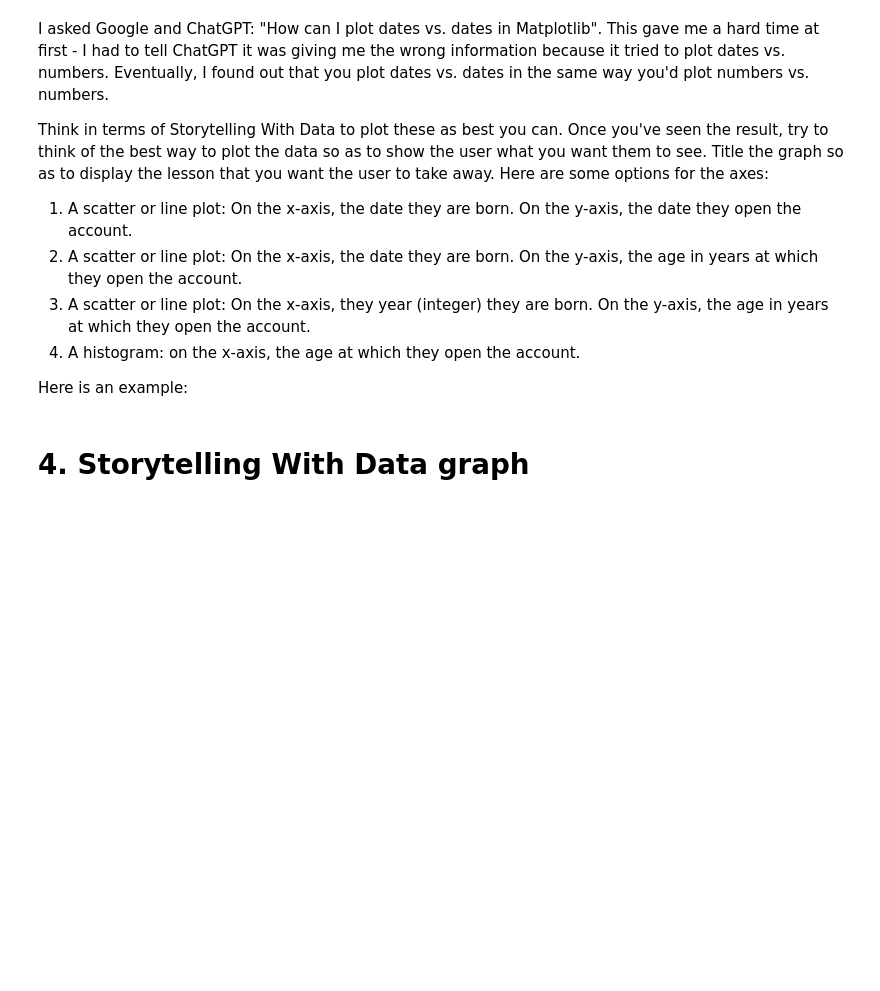
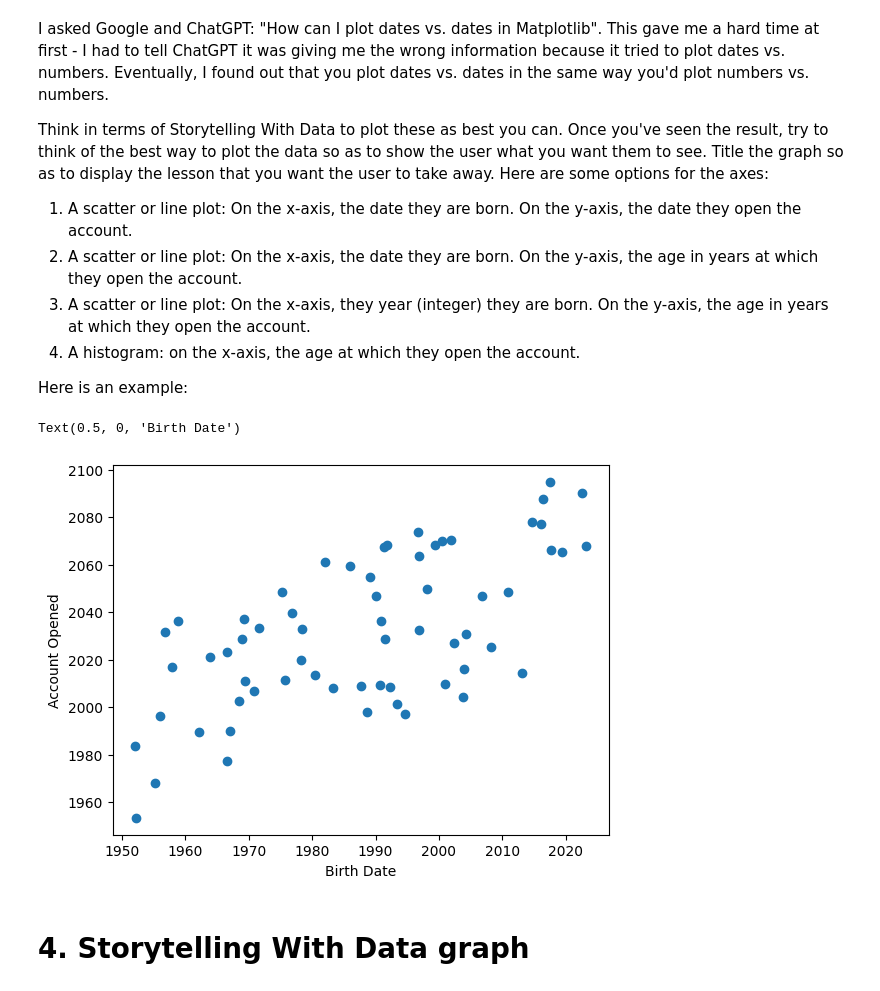
Before and after one commit to gdouek/Module-B-semester-2, a Jupyter notebook: Week1.ipynb, the cells around one changed output. Saved outputs shown, nothing was run; the diff lists cells and outputs as text; code cells hidden in the pictures; blank space fills up the shorter version.

```diff
--- a/Week1.ipynb
+++ b/Week1.ipynb
@@ -325,10 +525,13 @@ Here is an example:
 # %%
 import matplotlib.pyplot as plt
 
 ax = plt.gca() # get an "Axes" object to draw on; gca stands for "get current Axes"
-ax.scatter(df2["BirthDate"], df2["AccountOpened"]) # create a scatter plot based on these two dates
+ax.scatter(df_bank_unique_accounts["BirthDate"], df_bank_unique_accounts["AccountOpened"]) # create a scatter plot based on these two dates
 ax.set_ylabel("Account Opened") # label the y axis
 ax.set_xlabel("Birth Date") # label the x axis
+# %% [output]
+Text(0.5, 0, 'Birth Date')
+[figure, added]
 # %% [markdown]
 # 4. Storytelling With Data graph
 # %% [markdown]
```
Also changed, not shown: parts of 24 cells of this notebook.
